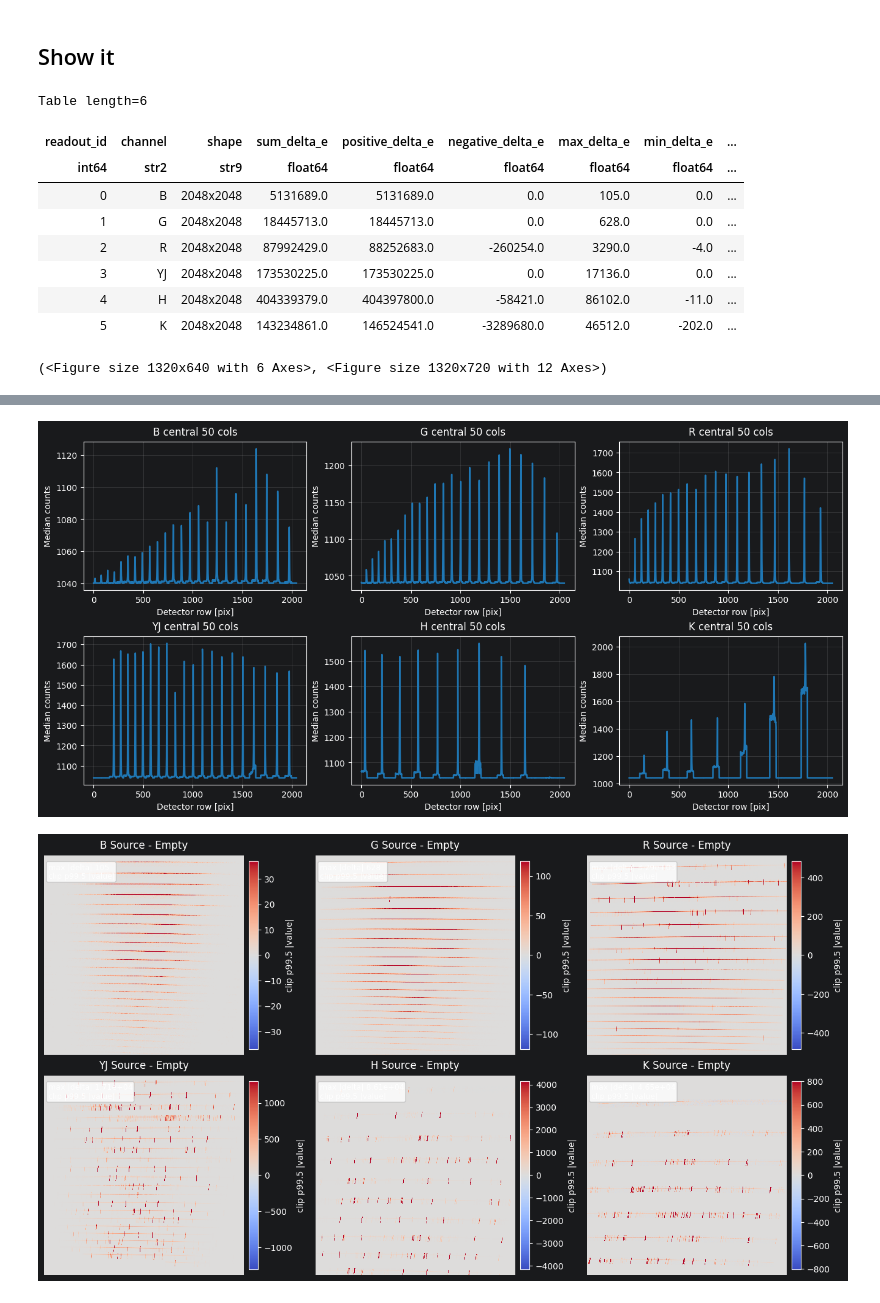
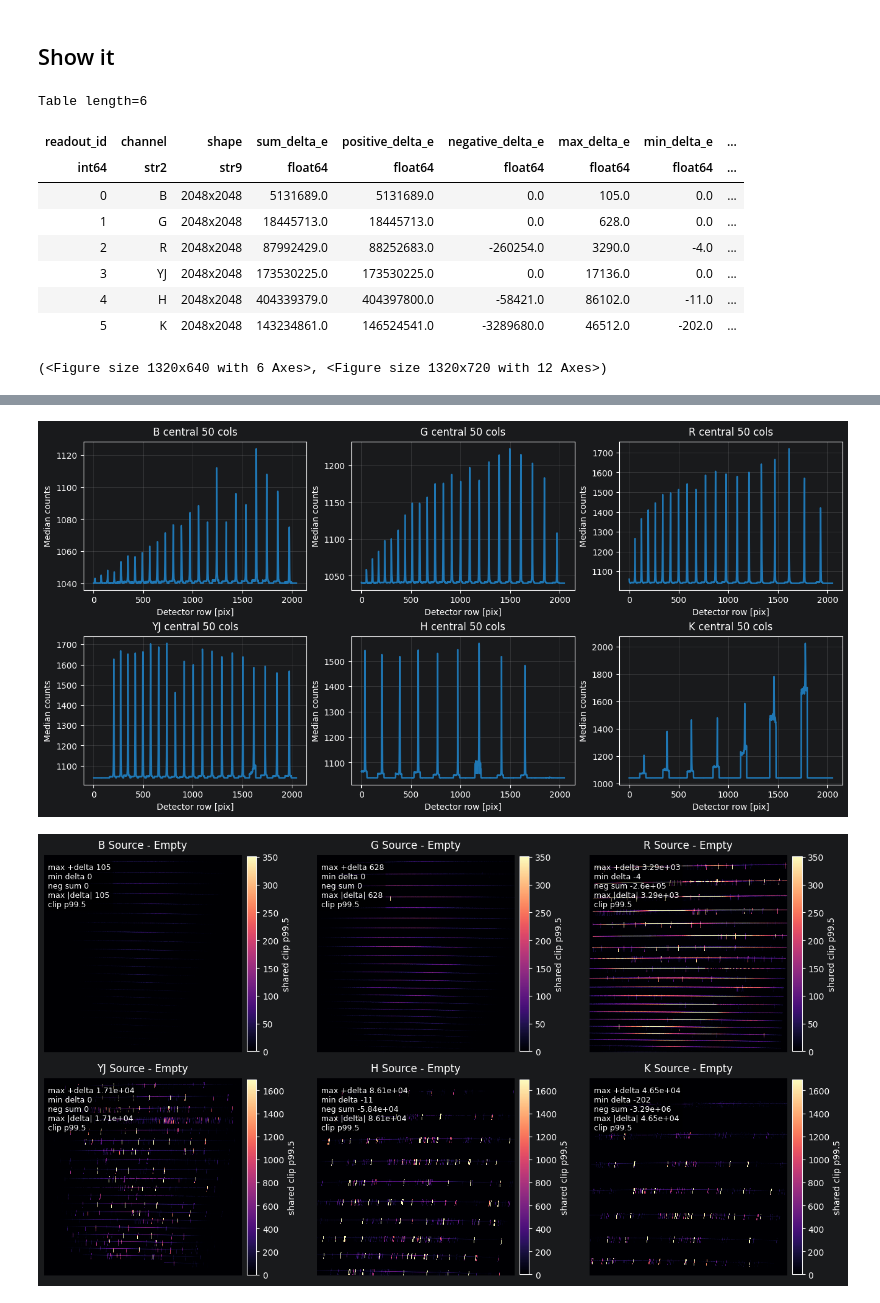
Before and after one commit to CaltechOpticalObservatories/zs-scopesim, a Jupyter notebook: notebooks/zshooter_validation.ipynb, the cells around one changed output, grey strips where cells are left out. Cells and saved outputs as stored; diff of their text form; code cells hidden in the pictures.

```diff
--- a/notebooks/zshooter_validation.ipynb
+++ b/notebooks/zshooter_validation.ipynb
@@ -82,6 +83,7 @@ ignore_warnings()
 irdb_path = configure_path_and_logging(irdb_path="/Users/jibailey/src/irdb", level="debug")
 zshooter_dir = zshooter_package_dir(irdb_path)
 output_dir = validation_work_dir(irdb_path)
+hide_scopesim_progress = True
 disable_scopesim_top_level_catch()
 from skycalc_ipy.core import SkyModel, get_cache_dir
 SkyModel.REQUEST_TIMEOUT = 60
@@ -581,8 +579,9 @@ def disable_background(name_or_names):
 
 
 def show_and_save_hdul(hdul, titles=('B', 'G', 'R', 'YJ', 'H', 'K'), reference_hdul=None, save=True, output_dir=output_dir, readout_clip=0.995, delta_clip=0.995):
+    readout_scale_groups = (("B", "G", "R"), ("YJ", "H", "K"))
 
-    fig_overview, axes = plot_readout_overview(hdul, titles=titles, clip=readout_clip)
+    fig_overview, axes = plot_readout_overview(hdul, titles=titles, clip=readout_clip, shared_scale=readout_scale_groups, annotate_stats=True)
     fig_cut, axes = plot_readout_cross_dispersion_cut(hdul, titles=titles)
 
     if save:
@@ -594,7 +593,7 @@ def show_and_save_hdul(hdul, titles=('B', 'G', 'R', 'YJ', 'H', 'K'), reference_h
     if reference_hdul is not None:
         readout_delta = readout_delta_summary_table(hdul, reference_hdul, titles=titles)
         display(readout_delta)
-        fig_delta, axes_delta = plot_readout_delta_overview(hdul, reference_hdul, titles=titles, clip=delta_clip)
+        fig_delta, axes_delta = plot_readout_delta_overview(hdul, reference_hdul, titles=titles, clip=delta_clip, shared_scale=readout_scale_groups)
 
     return fig_cut, fig_delta
 # %% [markdown]
@@ -689,7 +690,7 @@ disable_reference_background = ["sky"]
 reference_hdul = None
 if run_empty_readout_reference and reference_hdul is None:
     logging.getLogger("astar.scopesim").setLevel(logging.WARNING)
-    with disable_background(disable_reference_background):
+    with disable_background(disable_reference_background), disable_scopesim_progress_bars(hide_scopesim_progress):
         zs.observe()
         reference_hdul = zs.readout()
     logging.getLogger("astar.scopesim").setLevel(logging.DEBUG)
@@ -711,2 +712,2 @@ Table length=6
 [figure]
-[figure, old version]
+[figure, new version]
```
Also changed, not shown: parts of 17 cells of this notebook, 6 other files.
